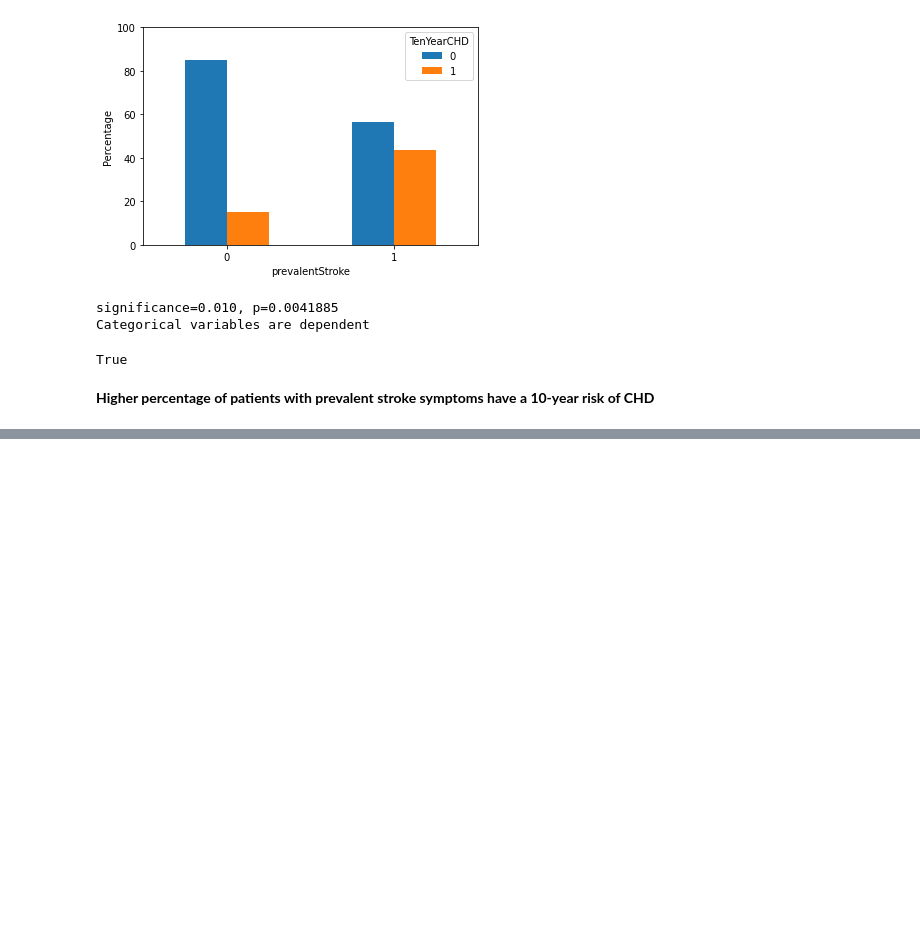
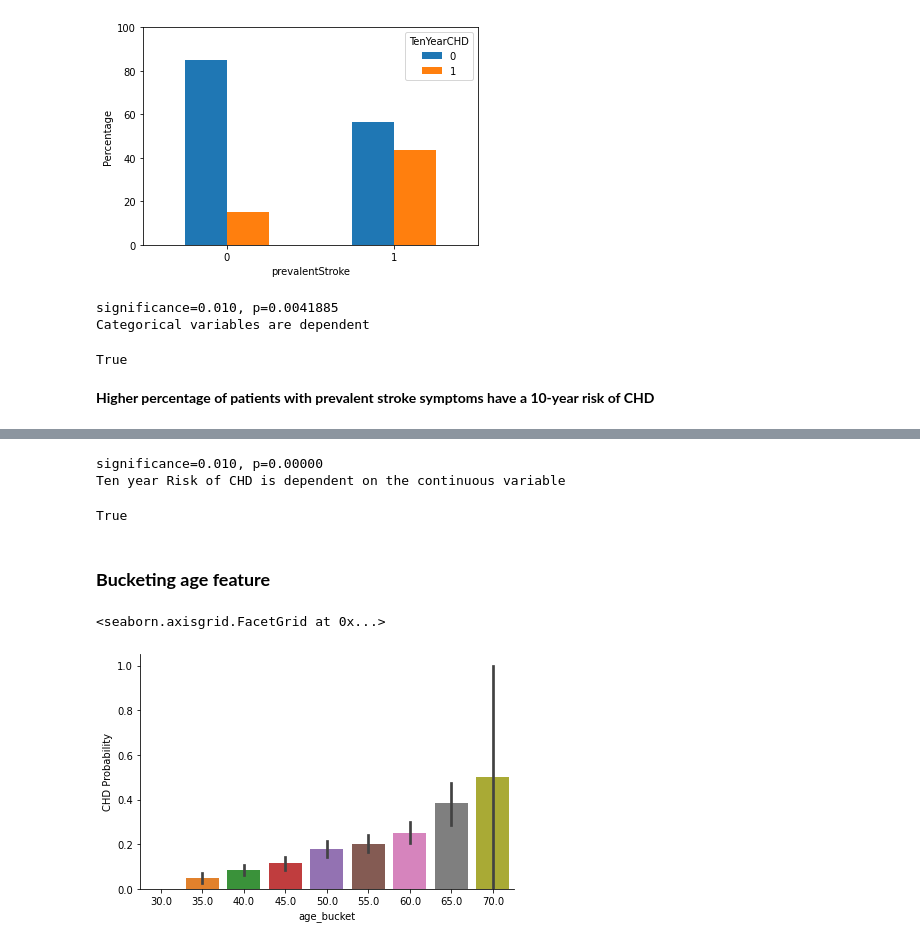
Before and after one commit to Kanika211/Cardiovascular_risk_prediction, a Jupyter notebook: Cardiovascular_risk_prediction.ipynb, the cells around one changed output, grey strips where cells are left out. Drawn from its saved outputs; the diff is of its cells as text; code cells hidden in the pictures; blank space fills up the shorter version.

```diff
--- a/Cardiovascular_risk_prediction.ipynb
+++ b/Cardiovascular_risk_prediction.ipynb
@@ -291,0 +375,16 @@ True
+# %%
+cont_dependency('age')
+# %% [output]
+significance=0.010, p=0.00000
+Ten year Risk of CHD is dependent on the continuous variable
+True
+# %% [markdown]
+### <b>Bucketing age feature</b>
+# %%
+train_df['age_bucket'] = train_df['age'].apply(lambda x : 5*(x//5))
+# %%
+ax=sns.factorplot('age_bucket', 'TenYearCHD', kind='bar', data = train_df, size=4, aspect=1.5)
+ax.set_ylabels('CHD Probability')
+# %% [output]
+<seaborn.axisgrid.FacetGrid at 0x...>
+[figure, added]
```
Also changed, not shown: parts of 22 cells of this notebook.
